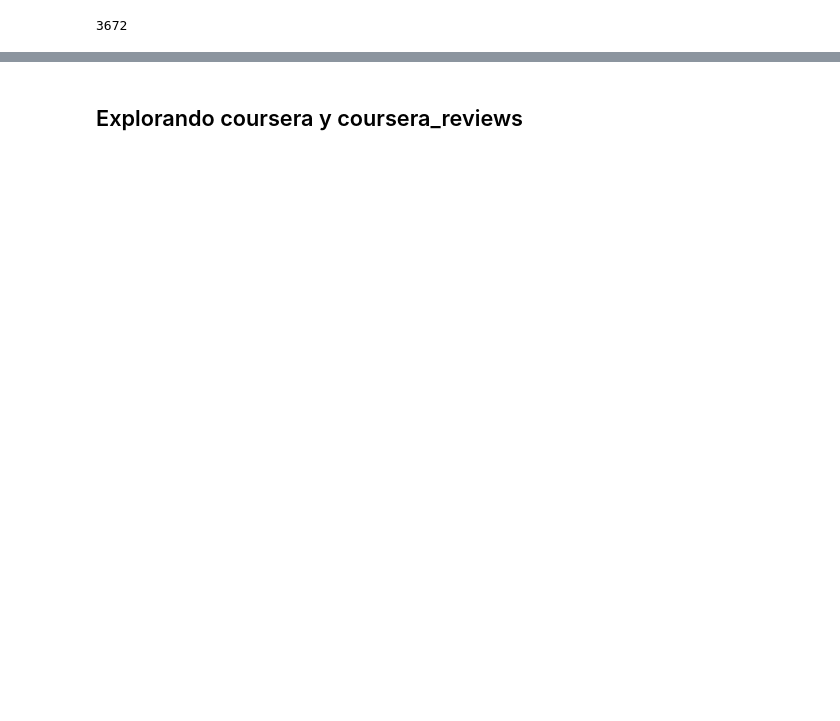
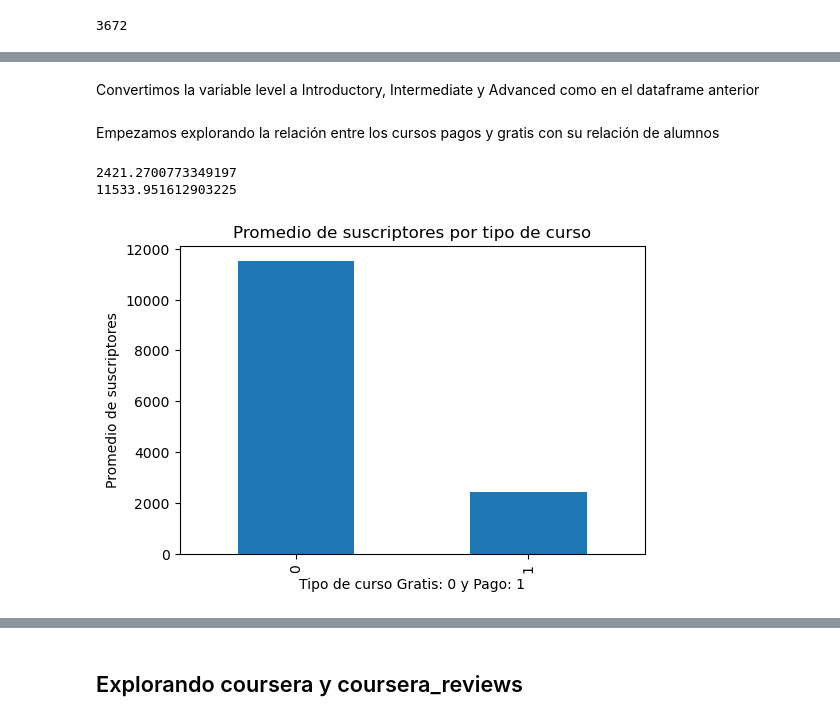
Before and after one commit to HugoGT/PI-02-Data-Analytics, a Jupyter notebook: EDA.ipynb, the cells around one changed output, grey strips where cells are left out. Saved outputs shown, nothing was run; the diff lists cells and outputs as text; code cells hidden in the pictures; blank space fills up the shorter version.

Commit message:
Udemy analysis

```diff
--- a/EDA.ipynb
+++ b/EDA.ipynb
@@ -324,2 +326,2 @@ len(udemy_df) # Solo había 6 duplicados
 # %%
-udemy_df[udemy_df['is_paid']==False].head(2)
+udemy_df['is_paid'] = udemy_df['is_paid'].replace({True: 1, False: 0})
@@ -332,2 +328,27 @@ Nos damos cuenta que is_paid hace referencia a precio de 0, por lo que se puede
-# %%
-udemy_df.drop(axis=1, columns='is_paid', inplace=True)
+# %% [markdown]
+Convertimos la variable level a Introductory, Intermediate y Advanced como en el dataframe anterior
+# %%
+udemy_df['level'] = udemy_df['level'].replace({'Beginner Level': 'Introductory', 'Intermediate Level': 'Intermediate', 'Expert Level': 'Advanced'})
+# %% [markdown]
+Empezamos explorando la relación entre los cursos pagos y gratis con su relación de alumnos
+# %%
+paid = udemy_df[udemy_df['is_paid']==1]
+print(paid.num_subscribers.sum()/paid.num_subscribers.count())
+not_paid = udemy_df[udemy_df['is_paid']==0]
+print(not_paid.num_subscribers.sum()/not_paid.num_subscribers.count())
+# %% [output]
+2421.2700773349197
+11533.951612903225
+# %%
+paid_subscribers = udemy_df.groupby('is_paid')['num_subscribers'].mean()
+
+plt.figure(figsize=(6, 4))
+paid_subscribers.plot(kind='bar')
+
+plt.title('Promedio de suscriptores por tipo de curso')
+plt.xlabel('Tipo de curso Gratis: 0 y Pago: 1')
+plt.ylabel('Promedio de suscriptores')
+
+plt.show()
+# %% [output]
+[figure, added]
```
Also changed, not shown: parts of 37 cells of this notebook.
